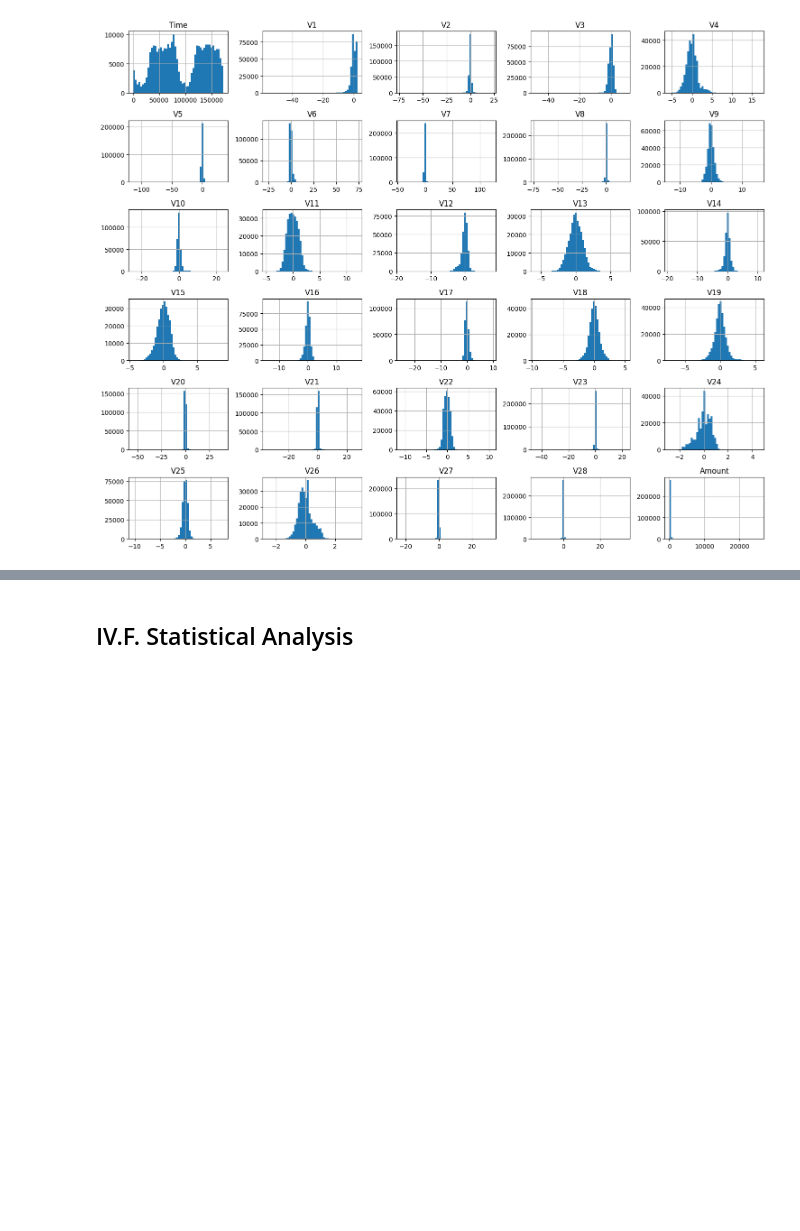
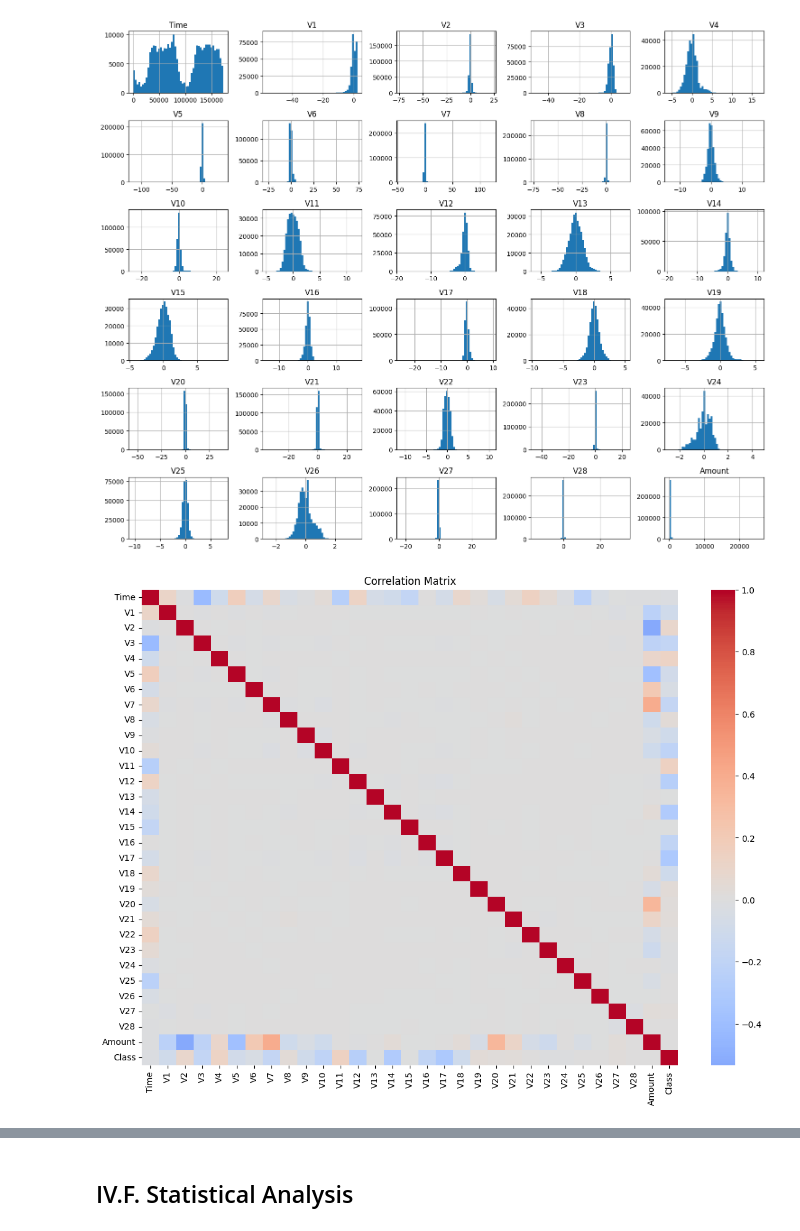
Before and after one commit to Delphinoc/credit_card_fraud_detection, a Jupyter notebook: notebooks/2_exploratory_data_analysis_and_preprocessing/exploratory_data_analysis_and_preprocessing.ipynb, the cells around one changed output, grey strips where cells are left out. Saved outputs shown, nothing was run; the diff lists cells and outputs as text; code cells hidden in the pictures; blank space fills up the shorter version.

```diff
--- a/notebooks/2_exploratory_data_analysis_and_preprocessing/exploratory_data_analysis_and_preprocessing.ipynb
+++ b/notebooks/2_exploratory_data_analysis_and_preprocessing/exploratory_data_analysis_and_preprocessing.ipynb
@@ -213,3 +221,19 @@ plt.tight_layout()
 plt.show()
 # %% [output]
 [figure]
+# %%
+# Correlation Matrix
+correlation_matrix = pd.concat([X, y], axis=1).corr()
+
+plt.figure(figsize=(14, 10))
+sns.heatmap(
+    correlation_matrix,
+    annot=False,
+    cmap="coolwarm",
+    center=0
+)
+
+plt.title("Correlation Matrix")
+plt.show()
+# %% [output]
+[figure, added]
```
Also changed, not shown: parts of 49 cells of this notebook, 4 other files.
